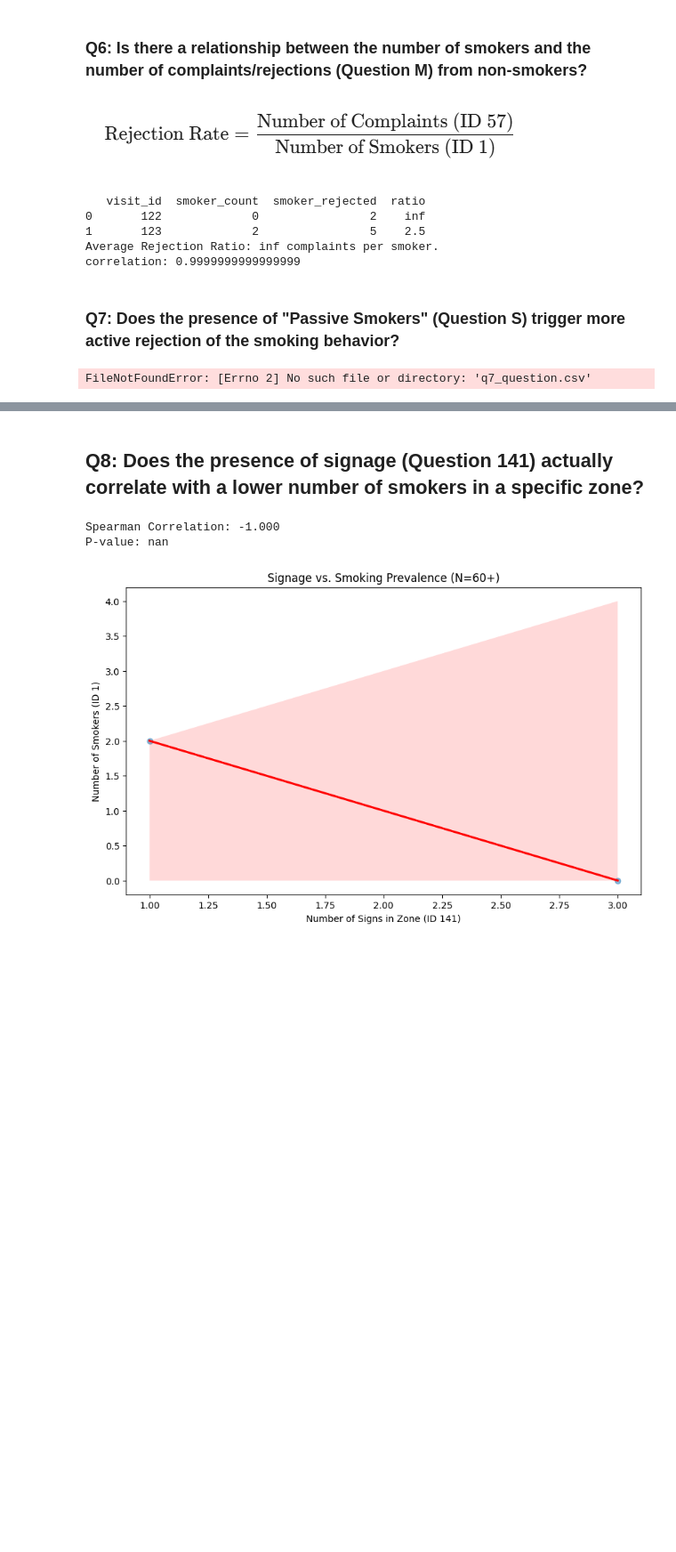
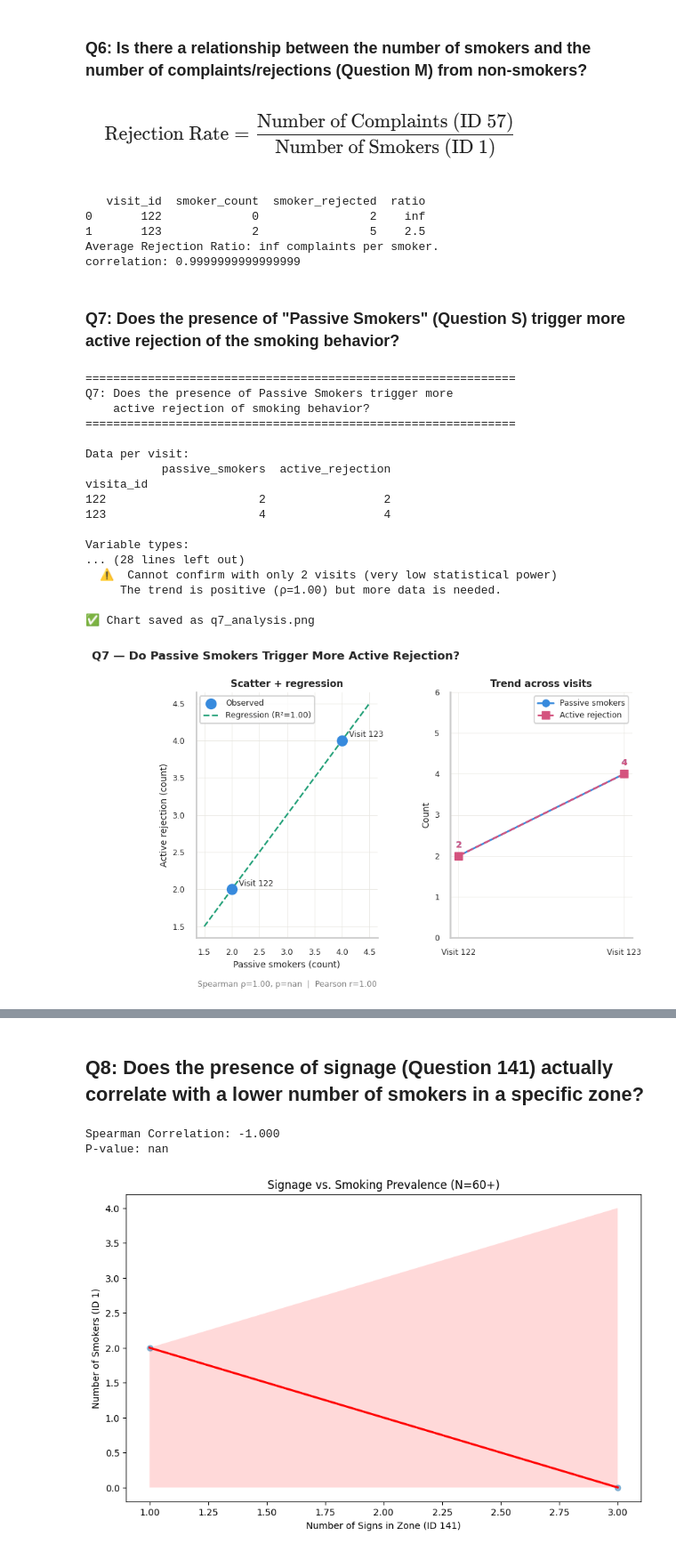
Before and after one commit to andresmg42/Analysis-POCUC-proyect, a Jupyter notebook: notebooks/analisis.ipynb, the cells around one changed output, grey strips where cells are left out. Shown at 89% size. Drawn from its saved outputs; the diff is of its cells as text; code cells hidden in the pictures; blank space fills up the shorter version.

```diff
--- a/notebooks/analisis.ipynb
+++ b/notebooks/analisis.ipynb
@@ -909,7 +916,7 @@ import warnings
 warnings.filterwarnings('ignore')
 
 # ── 1. Load & reshape data ────────────────────────────────────────────────────
-df = pd.read_csv('q7_question.csv')
+
 
 # Clean description names
 df['description'] = df['description'].str.replace(r'\r\n|\xa0', ' ', regex=True).str.strip()
@@ -1019,32 +1026,49 @@ ax2.plot(x_line, y_line, color=COLOR_REG, linewidth=1.8,
 ax2.set_xlabel('Passive smokers (count)', fontsize=10)
 ax2.set_ylabel('Active rejection (count)', fontsize=10)
 ax2.set_title('Scatter + regression', fontsize=11, fontweight='bold')
 ax2.legend(fontsize=9)
 ax2.spines[['top', 'right']].set_visible(False)
 ax2.text(0.5, -0.20,
          f"Spearman ρ={rho:.2f}, p={p_spear:.3f}  |  Pearson r={r_pear:.2f}",
          ha='center', transform=ax2.transAxes, fontsize=9, color='gray')
 
 # ── Plot 3: Trend line per variable across visits
 ax3 = fig.add_subplot(gs[2])
 ax3.plot(visit_labels, x, 'o-', color=COLOR_PASSIVE,
          linewidth=2, markersize=8, label='Passive smokers')
 ax3.plot(visit_labels, y, 's--', color=COLOR_REJECTION,
          linewidth=2, markersize=8, label='Active rejection')
 ax3.set_ylabel('Count', fontsize=10)
 ax3.set_title('Trend across visits', fontsize=11, fontweight='bold')
 ax3.legend(fontsize=9)
 ax3.spines[['top', 'right']].set_visible(False)
 ax3.set_ylim(0, max(max(x), max(y)) + 2)
 for i, (xv, yv) in enumerate(zip(x, y)):
     ax3.text(i, xv + 0.2, str(xv), ha='center', fontsize=10,
              fontweight='bold', color=COLOR_PASSIVE)
     ax3.text(i, yv + 0.2, str(yv), ha='center', fontsize=10,
              fontweight='bold', color=COLOR_REJECTION)
 
 plt.tight_layout()
 plt.savefig('q7_analysis.png', dpi=150, bbox_inches='tight')
 print("\n✅ Chart saved as q7_analysis.png")
 # %% [output]
-FileNotFoundError: [Errno 2] No such file or directory: 'q7_question.csv'
+==============================================================
+Q7: Does the presence of Passive Smokers trigger more
+    active rejection of smoking behavior?
+==============================================================
+
+Data per visit:
+           passive_smokers  active_rejection
+visita_id
+122                      2                 2
+123                      4                 4
+
+Variable types:
+... (28 lines left out)
+  ⚠️  Cannot confirm with only 2 visits (very low statistical power)
+     The trend is positive (ρ=1.00) but more data is needed.
+
+✅ Chart saved as q7_analysis.png
+[figure, added]
 # %%
```
Also changed, not shown: parts of 17 cells of this notebook, 5 other files.
